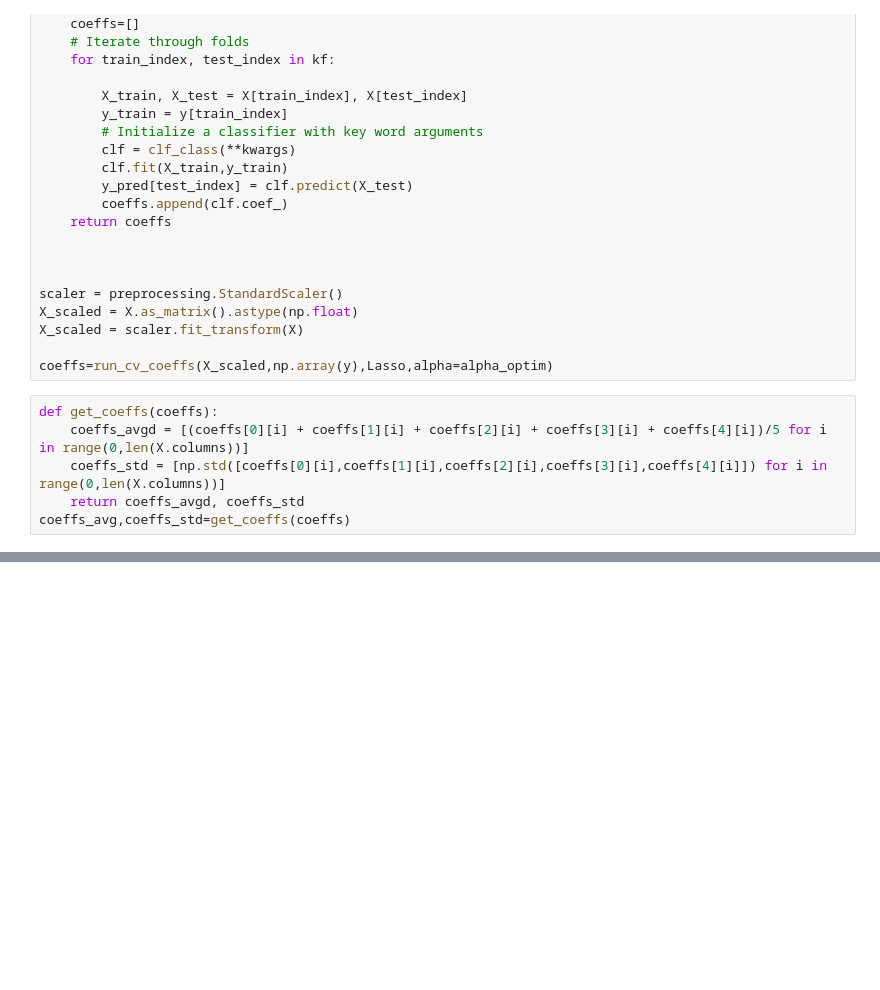
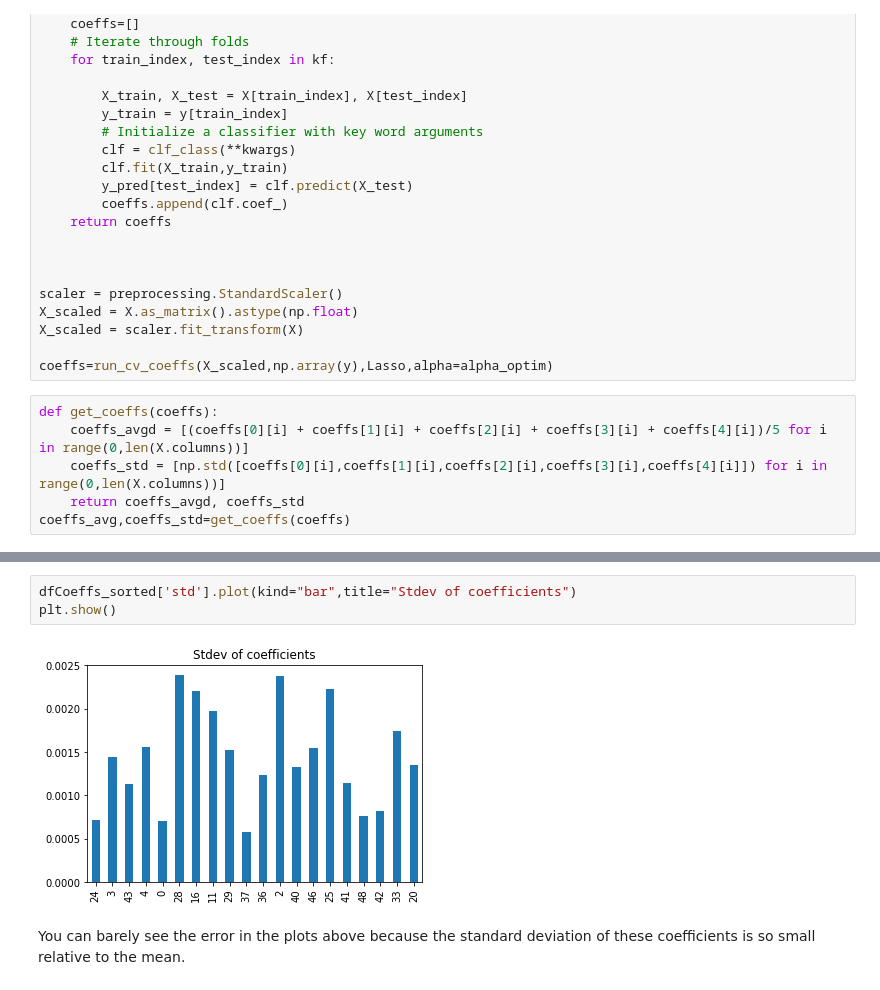
Before and after one commit to Columbia-Intro-Data-Science/python-introduction-an2683, a Jupyter notebook: Homework 2 - Regularization with Lasso .ipynb, the cells around one changed output, grey strips where cells are left out. Drawn from its saved outputs; the diff is of its cells as text; blank space fills up the shorter version.

```diff
--- a/Homework 2 - Regularization with Lasso .ipynb
+++ b/Homework 2 - Regularization with Lasso .ipynb
@@ -166,0 +168,7 @@ plt.show()
+# %%
+dfCoeffs_sorted['std'].plot(kind="bar",title="Stdev of coefficients")
+plt.show()
+# %% [output]
+[figure, added]
+# %% [markdown]
+You can barely see the error in the plots above because the standard deviation of these coefficients is so small relative to the mean.
```
Also changed, not shown: parts of 1 cell of this notebook.
